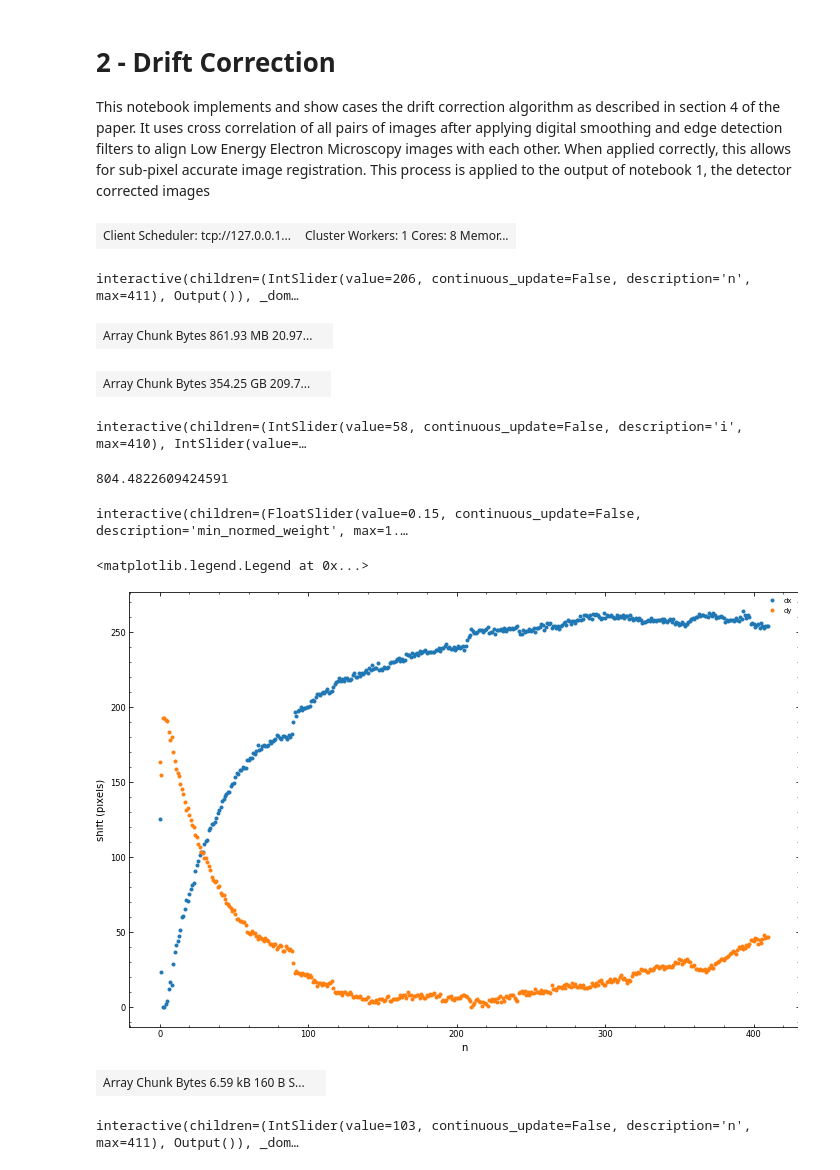
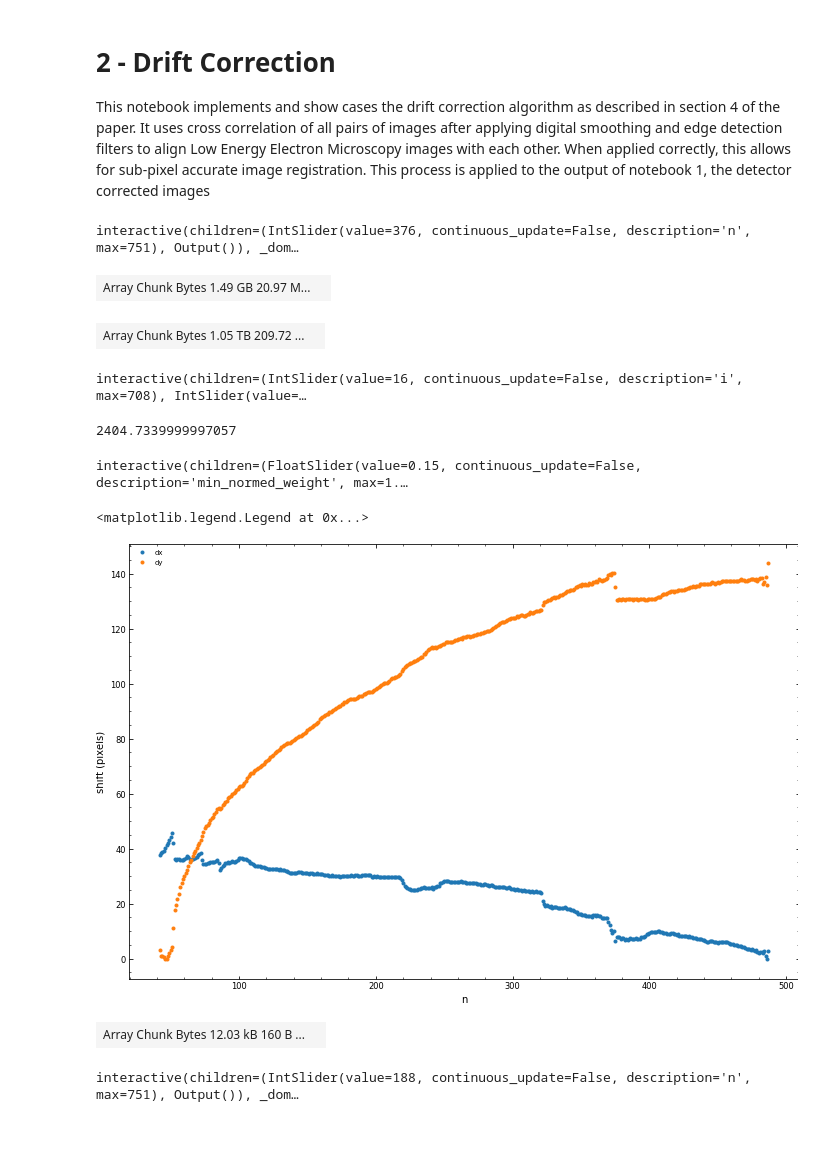
Before and after one commit to TAdeJong/LEEM-analysis, a Jupyter notebook: 2 - Driftcorrection.ipynb, the cells around one changed output. Saved outputs shown, nothing was run; the diff lists cells and outputs as text; code cells hidden in the pictures; blank space fills up the shorter version.

Commit message:
Fixes and consistency
- Correct some typos introduced by renaming variables
- More consistently have a parameter SAVEFIG
- Use coarsen/stride parameters that yield more reasonable
computation time.

```diff
--- a/2 - Driftcorrection.ipynb
+++ b/2 - Driftcorrection.ipynb
@@ -30,15 +30,12 @@ from skimage import filters
 from Registration import *
 
 plt.rcParams["figure.figsize"] = [12., 8.]
+SAVEFIG = True
 # %%
-
-cluster = LocalCluster() # n_workers=1, threads_per_worker=8)
+cluster = LocalCluster(n_workers=1, threads_per_worker=8)
 client = Client(cluster)
+client.upload_file('Registration.py')
 client
-
-client.upload_file('Registration.py')
-# %% [output]
-| Client Scheduler: tcp://127.0.0.1... | Cluster Workers: 1 Cores: 8 Memor... |
 # %%
 def plot_stack(images, n, grid=False):
     """Plot the n-th image from a stack of n images.
@@ -55,11 +52,11 @@ def plot_stack(images, n, grid=False):
 folder = r'./data'
 
 # Pick the dataset to apply driftcorrection to and the range
-# name = '20171120_160356_3.5um_591.4_IVhdr'
-# start, stop = 40, -1 #BF
+name = '20171120_160356_3.5um_591.4_IVhdr'
+start, stop = 42, -1 #BF
 
-name = '20171120_215555_3.5um_583.1_IVhdr_DF2'
-start, stop = 0, -1 #DF
+# name = '20171120_215555_3.5um_583.1_IVhdr_DF2'
+# start, stop = 0, -1 #DF
 
 # A stride larger than 1 takes 1 every stride images of the total dataset.
 # This decreases computation time by a factor of stride**2, but decreases accuracy
@@ -81,24 +78,24 @@ interactive(lambda n: plot_stack(original, n),
             n=widgets.IntSlider(original.shape[0]//2, 0, original.shape[0]-1, 1, continuous_update=False)
            )
 # %% [output]
-interactive(children=(IntSlider(value=206, continuous_update=False, description='n', max=411), Output()), _dom…
+interactive(children=(IntSlider(value=376, continuous_update=False, description='n', max=751), Output()), _dom…
 # %%
 # Step 1 to 3 of the algorithm as described in section 4 of the paper.
 sobel = crop_and_filter(original[Eslice,...].rechunk({0:dE}), sigma=3, finalsize=2*fftsize)
 sobel = (sobel - sobel.mean(axis=(1,2), keepdims=True)) #.persist()
 sobel
 # %% [output]
-| Array Chunk Bytes 861.93 MB 20.97... |  |
+| Array Chunk Bytes 1.49 GB 20.97 M... |  |
 # %%
 # Step 4 of the algorithm as described in paper.
 Corr = dask_cross_corr(sobel)
 Corr
 # %% [output]
-| Array Chunk Bytes 354.25 GB 209.7... |  |
+| Array Chunk Bytes 1.05 TB 209.72 ... |  |
 # %%
 # Plot combination of original images, filtered images, crosscorrelation
 # for illustration purposes
-def plot_corr(i,j, save=False):
+def plot_corr(i,j, save=SAVEFIG):
     #fig = plt.figure(figsize=(8.2, 3.5), constrained_layout=True)
     fig = plt.figure(figsize=(4, 7), constrained_layout=True)
     fig.set_constrained_layout_pads(hspace=0.0, wspace=0.06)
@@ -142,33 +139,33 @@ def plot_corr(i,j, save=False):
 widget = interactive(plot_corr,
             i=widgets.IntSlider(58-start,0,sobel.shape[0]-1,1, continuous_update=False),
             j=widgets.IntSlider(100-start,0,sobel.shape[0]-1,1, continuous_update=False),
-            save=False
+            save=SAVEFIG
            )
 display(widget)
 # %% [output]
-interactive(children=(IntSlider(value=58, continuous_update=False, description='i', max=410), IntSlider(value=…
+interactive(children=(IntSlider(value=16, continuous_update=False, description='i', max=708), IntSlider(value=…
 # %%
 # Step 5 of the algorithm
 weights, argmax = max_and_argmax(Corr)
 # %%
-# Do actual computations; get a cup of coffee
+# Do actual computations; get a cup of coffee. If this takes to long, consider increasing stride to reduce the workload, at the cost of accuracy
 t = time.monotonic()
 W, DX_DY = calculate_halfmatrices(weights, argmax, fftsize=fftsize)
 print(time.monotonic()-t)
 # %% [output]
-804.4822609424591
+2404.7339999997057
 # %%
 # Step 6 of the algorithm
 w_diag = np.atleast_2d(np.diag(W))
 W_n = W / np.sqrt(w_diag.T*w_diag)
 # %%
 # Plot W, DX and DY to pick a value for W_{min} (Step 7 of algorithm)
-def plot_masking(min_normed_weight, save=False):
+def plot_masking(min_normed_weight, save=SAVEFIG):
     extent = [start, stop, stop, start]
     fig, axs = plt.subplots(1, 3, figsize=(8, 2.5), constrained_layout=True)
     im = {}
-    im[0] = axs[0].imshow(Mc[0], cmap='seismic', extent=extent, interpolation='none')
-    im[1] = axs[1].imshow(Mc[1], cmap='seismic', extent=extent, interpolation='none')
+    im[0] = axs[0].imshow(DX_DY[0], cmap='seismic', extent=extent, interpolation='none')
+    im[1] = axs[1].imshow(DX_DY[1], cmap='seismic', extent=extent, interpolation='none')
     im[2] = axs[2].imshow(W_n - np.diag(np.diag(W_n)), cmap='inferno',
                           extent=extent, clim=(0.0, None), interpolation='none')
     axs[0].set_ylabel('$j$')
@@ -198,7 +195,7 @@ def plot_masking(min_normed_weight, save=False):
 widget = interactive(plot_masking,
                      min_normed_weight=widgets.FloatSlider(value=0.15, min=0., max=1,
                                                       step=0.01, continuous_update=False),
-                     save=False
+                     save=SAVEFIG
                )
 display(widget)
 # %% [output]
@@ -206,18 +203,18 @@ interactive(children=(FloatSlider(value=0.15, continuous_update=False, descripti
 # %%
 # Part two of step 7 of the algorithm
 min_norm = widget.result
-nr = np.arange(Wc.shape[0])*stride + start
+nr = np.arange(W.shape[0])*stride + start
 coords, weightmatrix, DX, DY, row_mask = threshold_and_mask(min_norm, W, DX_DY, nr)
 #Step 8 of the algorithm: reduce the shift matrix to two vectors of absolute shifts
 dx, dy = calc_shift_vectors(DX, DY, weightmatrix)
 plt.plot(coords, dx, '.', label='dx')
 plt.plot(coords, dy, '.', label='dy')
 plt.xlabel('n')
 plt.ylabel('shift (pixels)')
 plt.legend()
 # %% [output]
 <matplotlib.legend.Legend at 0x...>
-[figure, old version]
+[figure, new version]
 # %%
 # Interpolate the shifts for all values not in coords
 shifts = np.stack(interp_shifts(coords, [dx, dy], n=original.shape[0]), axis=1)
@@ -225,7 +222,7 @@ neededMargins = np.ceil(shifts.max(axis=0)).astype(int)
 shifts = da.from_array(shifts, chunks=(dE,-1))
 shifts
 # %% [output]
-| Array Chunk Bytes 6.59 kB 160 B S... |  |
+| Array Chunk Bytes 12.03 kB 160 B ... |  |
 # %%
 #Step 9, the actual shifting of the original images
 
@@ -249,7 +246,7 @@ interactive(lambda n: plot_stack(corrected, n, grid=True),
             n=widgets.IntSlider(corrected.shape[0]//4,0,corrected.shape[0]-1,1, continuous_update=False)
            )
 # %% [output]
-interactive(children=(IntSlider(value=103, continuous_update=False, description='n', max=411), Output()), _dom…
+interactive(children=(IntSlider(value=188, continuous_update=False, description='n', max=751), Output()), _dom…
 # %%
 # Save the results to zarr
 import zarr
```
Also changed, not shown: parts of 1 cell of this notebook, 6 other files.
